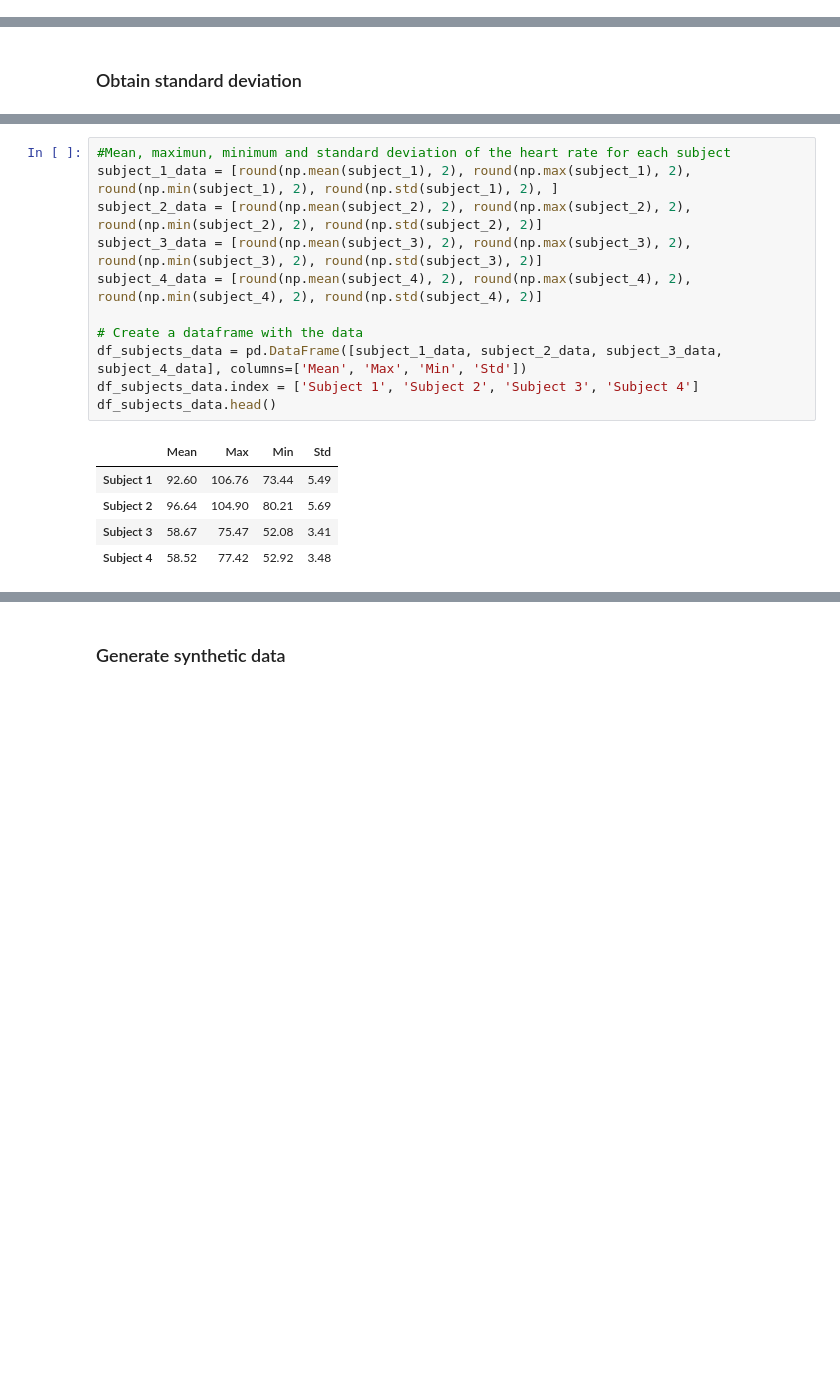
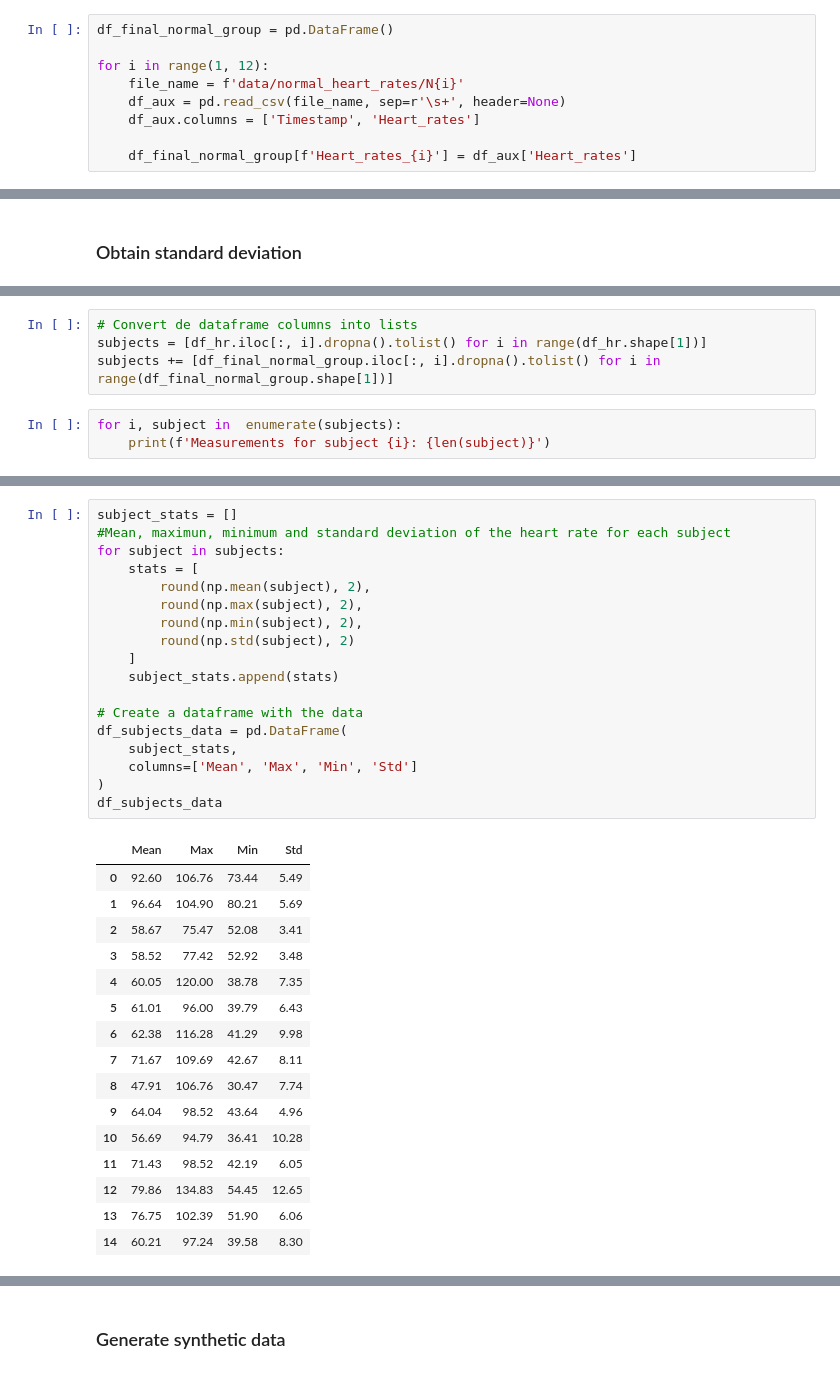
Before and after one commit to dahermar/TFM-Music-Recommendation-System, a Jupyter notebook: System/1.Data Generator.ipynb, the cells around one changed output, grey strips where cells are left out. Saved outputs shown, nothing was run; the diff lists cells and outputs as text; blank space fills up the shorter version.

```diff
--- a/System/1.Data Generator.ipynb
+++ b/System/1.Data Generator.ipynb
@@ -33,3 +33,12 @@ df_gym['Workout_Type'].unique()
 array(['Cardio'], dtype=object)
 # %%
 df_hr = pd.read_csv('data/heart_rate.csv')
+# %%
+df_final_normal_group = pd.DataFrame()
+
+for i in range(1, 12):
+    file_name = f'data/normal_heart_rates/N{i}'
+    df_aux = pd.read_csv(file_name, sep=r'\s+', header=None)
+    df_aux.columns = ['Timestamp', 'Heart_rates']
+
+    df_final_normal_group[f'Heart_rates_{i}'] = df_aux['Heart_rates']
@@ -63,0 +65,7 @@ Measurements for subject 4: 891
+# %%
+# Convert de dataframe columns into lists
+subjects = [df_hr.iloc[:, i].dropna().tolist() for i in range(df_hr.shape[1])]
+subjects += [df_final_normal_group.iloc[:, i].dropna().tolist() for i in range(df_final_normal_group.shape[1])]
+# %%
+for i, subject in  enumerate(subjects):
+    print(f'Measurements for subject {i}: {len(subject)}')
@@ -64,18 +88,36 @@ Measurements for subject 4: 891
 # %%
+subject_stats = []
 #Mean, maximun, minimum and standard deviation of the heart rate for each subject
-subject_1_data = [round(np.mean(subject_1), 2), round(np.max(subject_1), 2), round(np.min(subject_1), 2), round(np.std(subject_1), 2), ]
-subject_2_data = [round(np.mean(subject_2), 2), round(np.max(subject_2), 2), round(np.min(subject_2), 2), round(np.std(subject_2), 2)]
-subject_3_data = [round(np.mean(subject_3), 2), round(np.max(subject_3), 2), round(np.min(subject_3), 2), round(np.std(subject_3), 2)]
-subject_4_data = [round(np.mean(subject_4), 2), round(np.max(subject_4), 2), round(np.min(subject_4), 2), round(np.std(subject_4), 2)]
+for subject in subjects:
+    stats = [
+        round(np.mean(subject), 2),
+        round(np.max(subject), 2),
+        round(np.min(subject), 2),
+        round(np.std(subject), 2)
+    ]
+    subject_stats.append(stats)
 
 # Create a dataframe with the data
-df_subjects_data = pd.DataFrame([subject_1_data, subject_2_data, subject_3_data, subject_4_data], columns=['Mean', 'Max', 'Min', 'Std'])
-df_subjects_data.index = ['Subject 1', 'Subject 2', 'Subject 3', 'Subject 4']
-df_subjects_data.head()
+df_subjects_data = pd.DataFrame(
+    subject_stats,
+    columns=['Mean', 'Max', 'Min', 'Std']
+)
+df_subjects_data
 # %% [output]
 |  | Mean | Max | Min | Std |
-| Subject 1 | 92.60 | 106.76 | 73.44 | 5.49 |
-| Subject 2 | 96.64 | 104.90 | 80.21 | 5.69 |
-| Subject 3 | 58.67 | 75.47 | 52.08 | 3.41 |
-| Subject 4 | 58.52 | 77.42 | 52.92 | 3.48 |
+| 0 | 92.60 | 106.76 | 73.44 | 5.49 |
+| 1 | 96.64 | 104.90 | 80.21 | 5.69 |
+| 2 | 58.67 | 75.47 | 52.08 | 3.41 |
+| 3 | 58.52 | 77.42 | 52.92 | 3.48 |
+| 4 | 60.05 | 120.00 | 38.78 | 7.35 |
+| 5 | 61.01 | 96.00 | 39.79 | 6.43 |
+| 6 | 62.38 | 116.28 | 41.29 | 9.98 |
+| 7 | 71.67 | 109.69 | 42.67 | 8.11 |
+| 8 | 47.91 | 106.76 | 30.47 | 7.74 |
+| 9 | 64.04 | 98.52 | 43.64 | 4.96 |
+| 10 | 56.69 | 94.79 | 36.41 | 10.28 |
+| 11 | 71.43 | 98.52 | 42.19 | 6.05 |
+| 12 | 79.86 | 134.83 | 54.45 | 12.65 |
+| 13 | 76.75 | 102.39 | 51.90 | 6.06 |
+| 14 | 60.21 | 97.24 | 39.58 | 8.30 |
 # %%
```
Also changed, not shown: parts of 12 cells of this notebook, 3 other files.
